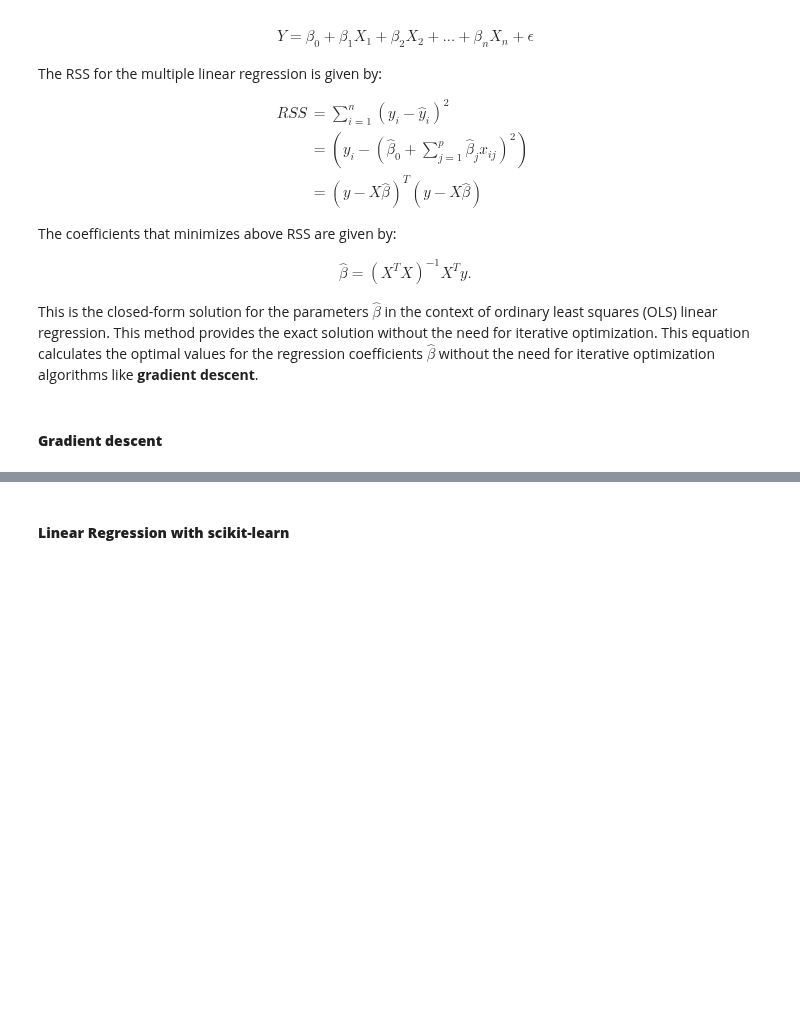
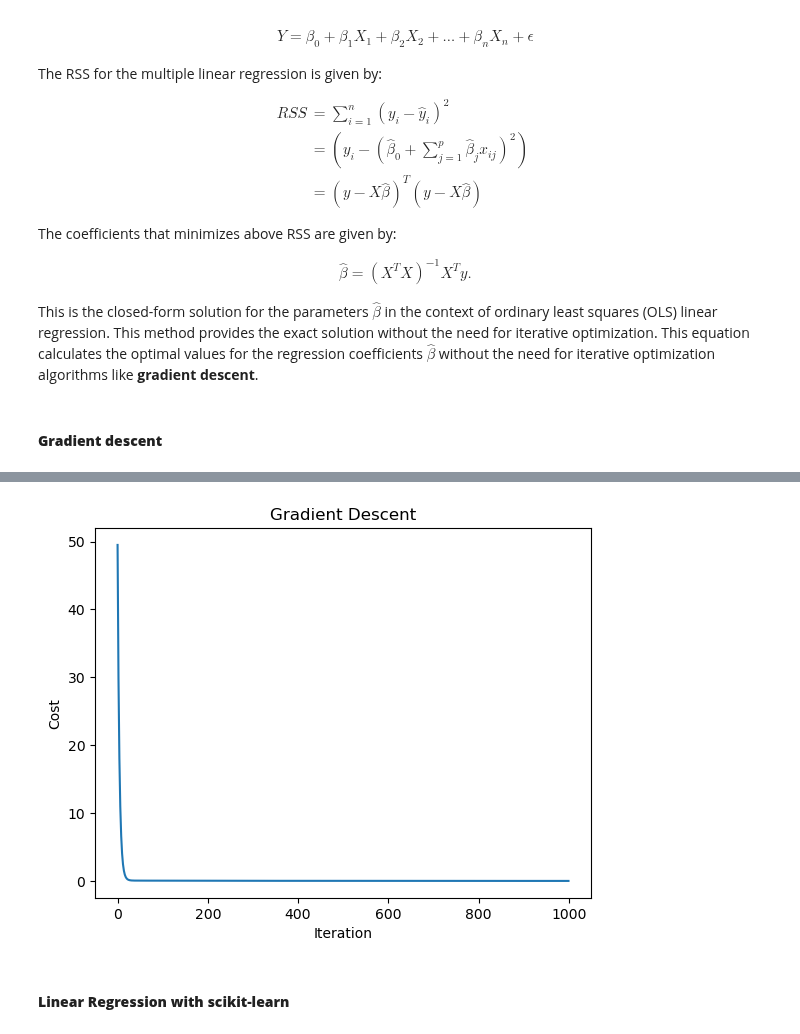
Before and after one commit to ONURYI/Data-Scientist-Professional-with-Python, a Jupyter notebook: Block V - Machine Learning/1.Supervised Learning.ipynb, the cells around one changed output, grey strips where cells are left out. Saved outputs shown, nothing was run; the diff lists cells and outputs as text; code cells hidden in the pictures; blank space fills up the shorter version.

```diff
--- a/Block V - Machine Learning/1.Supervised Learning.ipynb
+++ b/Block V - Machine Learning/1.Supervised Learning.ipynb
@@ -331,3 +411,39 @@ By updating the parameters in the opposite direction of the gradients, gradient
+# %%
+# Initialize the parameters
+theta0 = 0  # Intercept
+theta1 = 0  # Slope
+
+# Set the learning rate and number of iterations
+learning_rate = 0.01
+num_iterations = 1000
+
+# Perform gradient descent
+cost_history = []
+
+for iteration in range(num_iterations):
+    # Make predictions
+    predictions = theta0 + theta1 * X
+
+    # Calculate the gradients
+    gradient0 = (1/len(X)) * np.sum(predictions - y)
+    gradient1 = (1/len(X)) * np.sum((predictions - y) * X)
+
+    # Update the parameters
+    theta0 -= learning_rate * gradient0
+    theta1 -= learning_rate * gradient1
+
+    # Calculate the cost
+    cost = (1/(2*len(X))) * np.sum((predictions - y)**2)
+    cost_history.append(cost)
+
+# Plot the cost function
+plt.plot(range(num_iterations), cost_history)
+plt.xlabel('Iteration')
+plt.ylabel('Cost')
+plt.title('Gradient Descent')
+plt.show()
+# %% [output]
+[figure, added]
 # %% [markdown]
 #### **Linear Regression with scikit-learn**
 # %%
```
Also changed, not shown: parts of 22 cells of this notebook.
